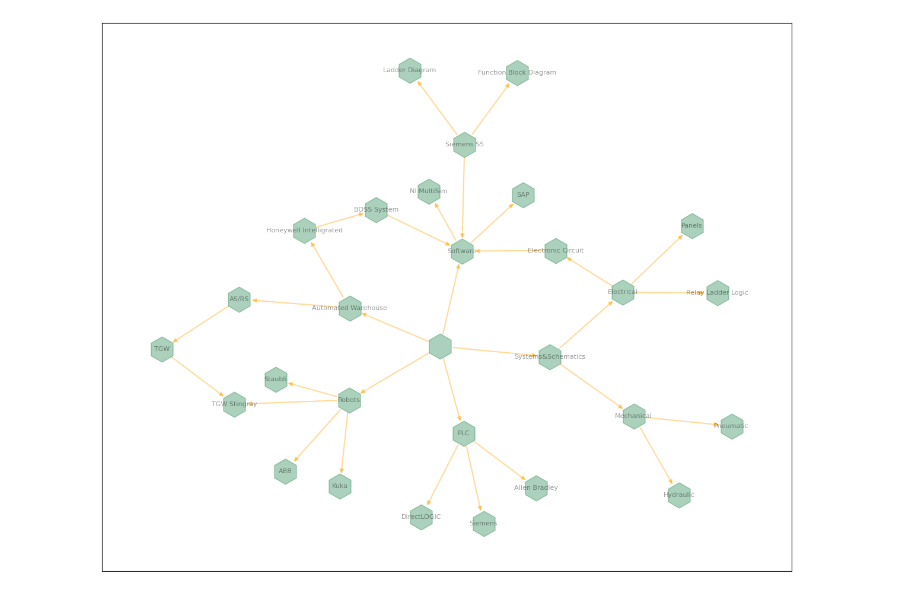
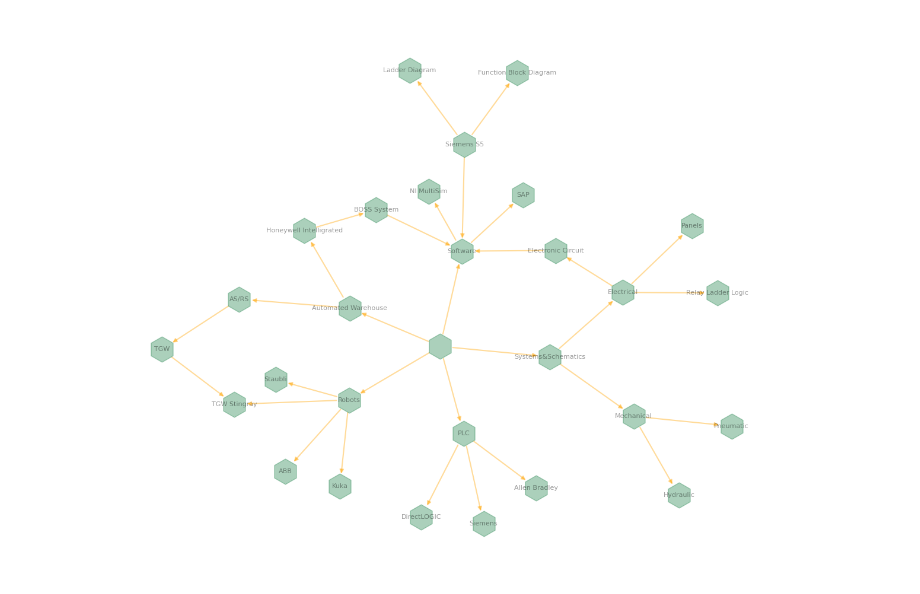
Before and after one commit to Hong-webport/Skill-Trees, a Jupyter notebook: Technical Skill Charts.ipynb, the cells around one changed output. Drawn from its saved outputs; the diff is of its cells as text; code cells hidden in the pictures.

```diff
--- a/Technical Skill Charts.ipynb
+++ b/Technical Skill Charts.ipynb
@@ -417,32 +429,34 @@ M.add_edges_from([('Siemens S5','Ladder Diagram'),('Siemens S5','Function Block
 M.add_edges_from([('Automated Warehouse','Honeywell Intelligrated'),('Automated Warehouse','AS/RS'),('AS/RS','TGW')])
 M.add_edges_from([('Honeywell Intelligrated','BOSS System'),('TGW','TGW Stingray')])
 
 M.add_edges_from([('Systems&Schematics','Mechanical'),('Mechanical','Pneumatic'),('Mechanical','Hydraulic')])
 M.add_edges_from([('Systems&Schematics','Electrical'),('Electrical','Relay Ladder Logic'),('Electrical','Electronic Circuit'), ('Electrical','Panels')])
 
 M.add_edges_from([('Software','SAP'),('BOSS System','Software'),('Software','NI MultiSim')])
 
 M.add_edges_from([('Siemens S5','Software'), ('Electronic Circuit','Software')])
 
 pos_M = nx.nx_agraph.graphviz_layout(M, prog='neato')
 
 # pos_M = nx.spring_layout(M, k=0.30, iterations=20)
 plt.figure(figsize=(15, 12))
 # Draw the graph with customized features
 nx.draw_networkx(M,
     pos=pos_M,
     with_labels=True,
     node_size=950,
     node_color='seagreen',
     edge_color='orange',
     width=1.5,
     arrows=True,
     arrowstyle='-|>',
     font_size=8,
     font_color='black',
     alpha=0.4,
     node_shape='h'
 )
-plt.savefig('Mechatronics and Automation 7-18-23.png', dpi=300)
+plt.axis('off')
+plt.show()
+# plt.savefig('Mechatronics and Automation 7-18-23.png', dpi=300)
 # %% [output]
-[figure, old version]
+[figure, new version]
```
Also changed, not shown: parts of 11 cells of this notebook, 2 other files.
